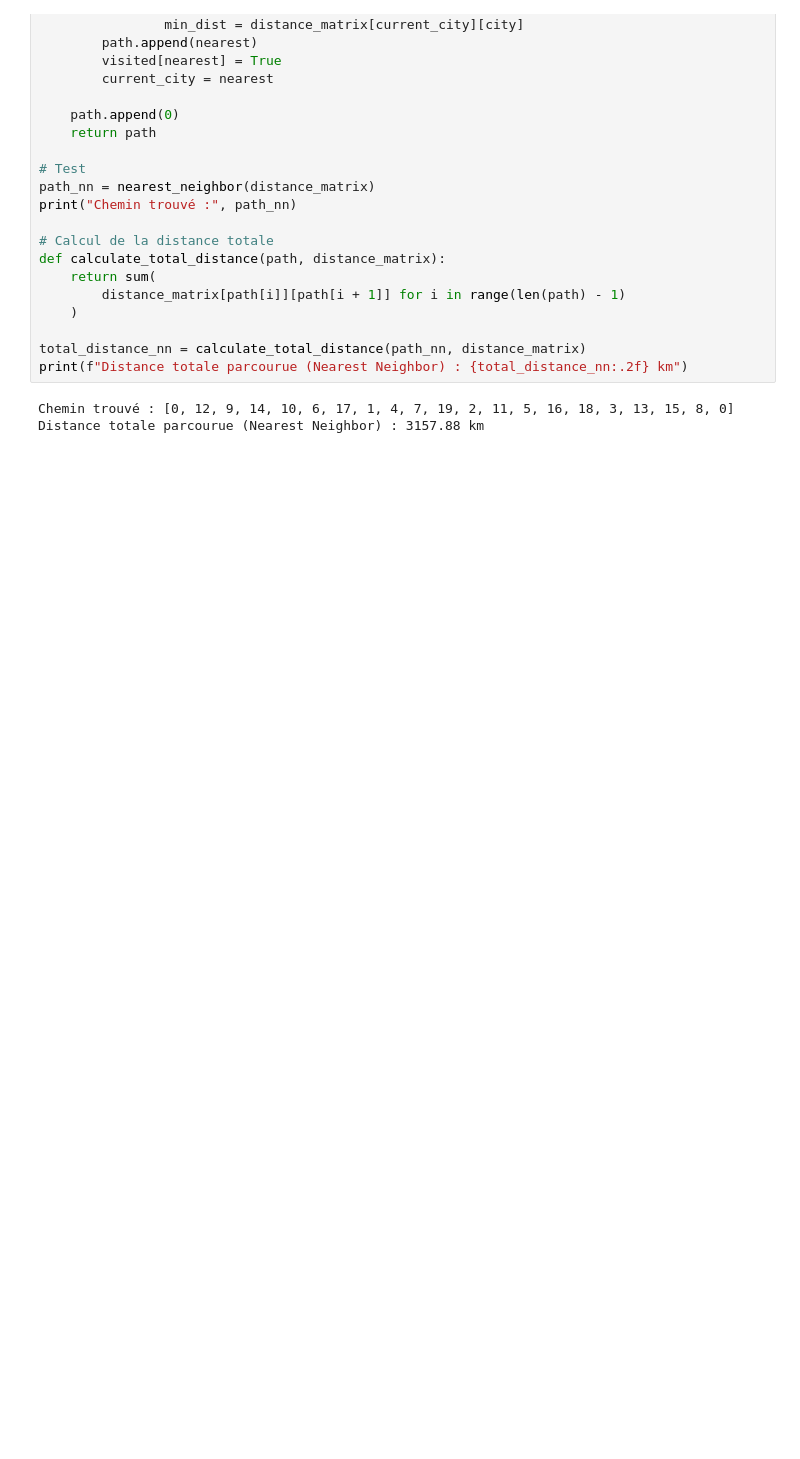
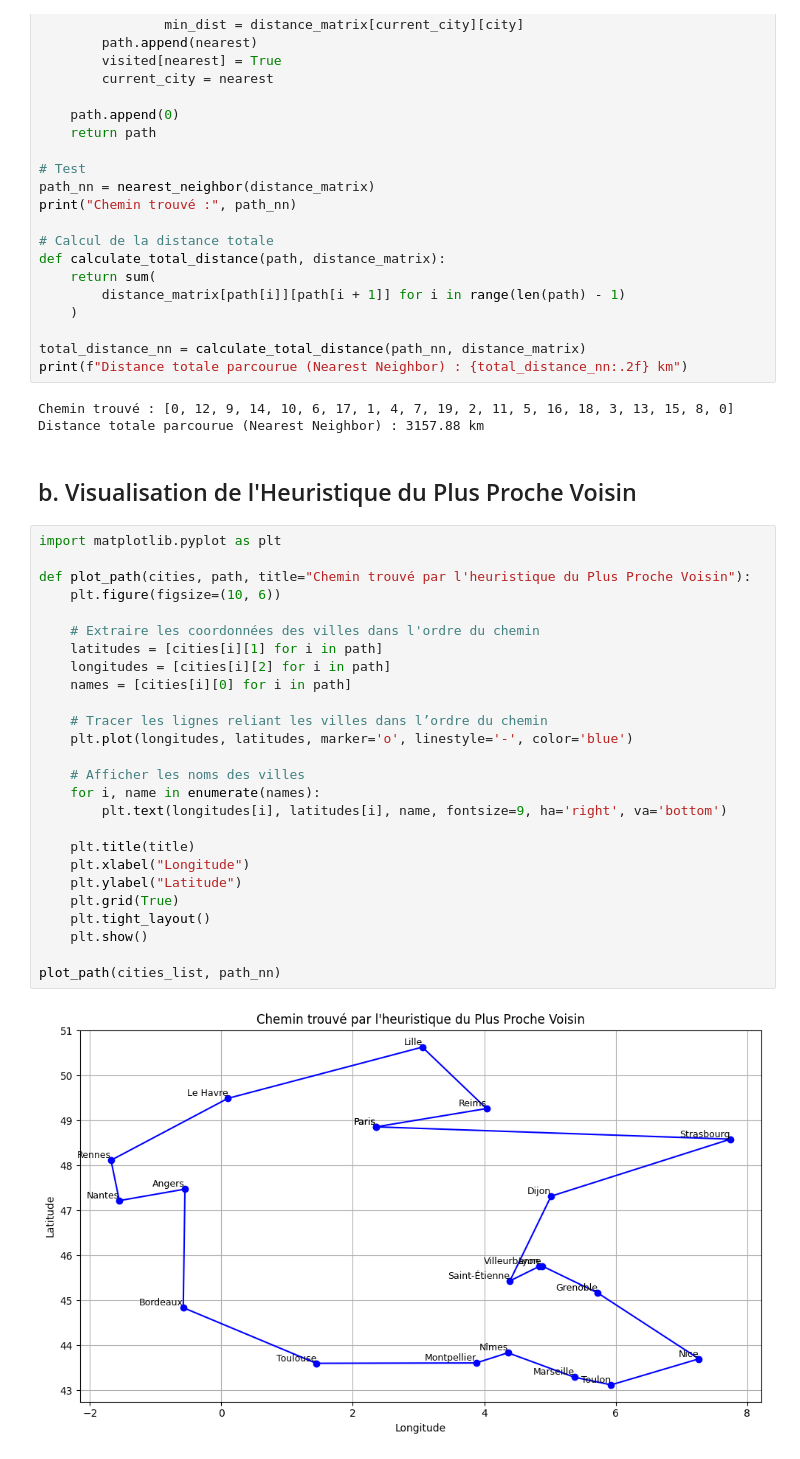
Before and after one commit to serahtouati/TSP_Projet, a Jupyter notebook: Notebook/TSP_Projet.ipynb, the cells around one changed output. Drawn from its saved outputs; the diff is of its cells as text; blank space fills up the shorter version.

Commit message:
Visualisation de l'Heuristique 1

```diff
--- a/Notebook/TSP_Projet.ipynb
+++ b/Notebook/TSP_Projet.ipynb
@@ -118,3 +120,33 @@ print(f"Distance totale parcourue (Nearest Neighbor) : {total_distance_nn:.2f} k
 # %% [output]
 Chemin trouvé : [0, 12, 9, 14, 10, 6, 17, 1, 4, 7, 19, 2, 11, 5, 16, 18, 3, 13, 15, 8, 0]
 Distance totale parcourue (Nearest Neighbor) : 3157.88 km
+# %% [markdown]
+## b. Visualisation de l'Heuristique du Plus Proche Voisin
+# %%
+import matplotlib.pyplot as plt
+
+def plot_path(cities, path, title="Chemin trouvé par l'heuristique du Plus Proche Voisin"):
+    plt.figure(figsize=(10, 6))
+
+    # Extraire les coordonnées des villes dans l'ordre du chemin
+    latitudes = [cities[i][1] for i in path]
+    longitudes = [cities[i][2] for i in path]
+    names = [cities[i][0] for i in path]
+
+    # Tracer les lignes reliant les villes dans l’ordre du chemin
+    plt.plot(longitudes, latitudes, marker='o', linestyle='-', color='blue')
+
+    # Afficher les noms des villes
+    for i, name in enumerate(names):
+        plt.text(longitudes[i], latitudes[i], name, fontsize=9, ha='right', va='bottom')
+
+    plt.title(title)
+    plt.xlabel("Longitude")
+    plt.ylabel("Latitude")
+    plt.grid(True)
+    plt.tight_layout()
+    plt.show()
+
+plot_path(cities_list, path_nn)
+# %% [output]
+[figure, added]
```
Also changed, not shown: parts of 2 cells of this notebook.
